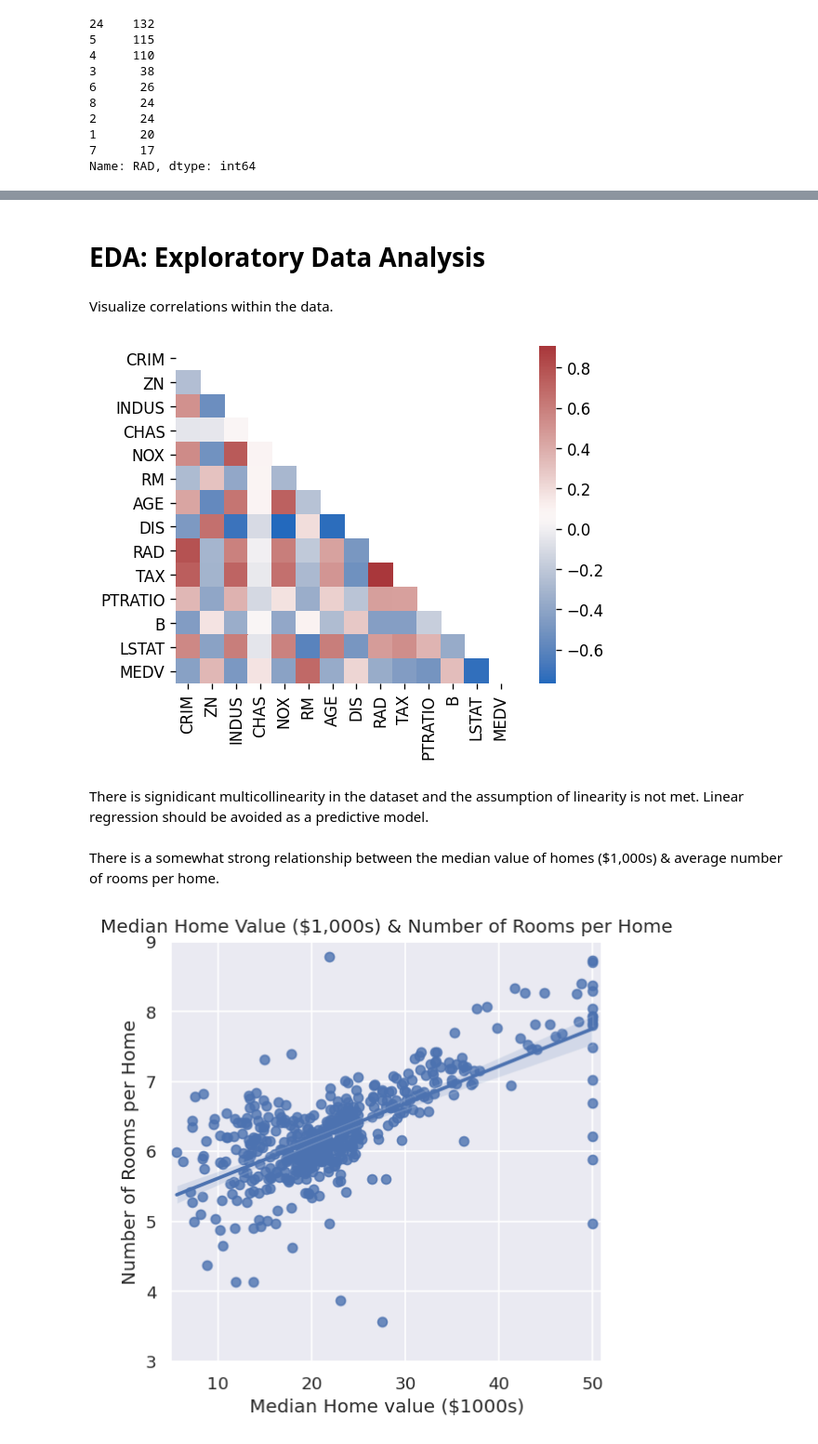
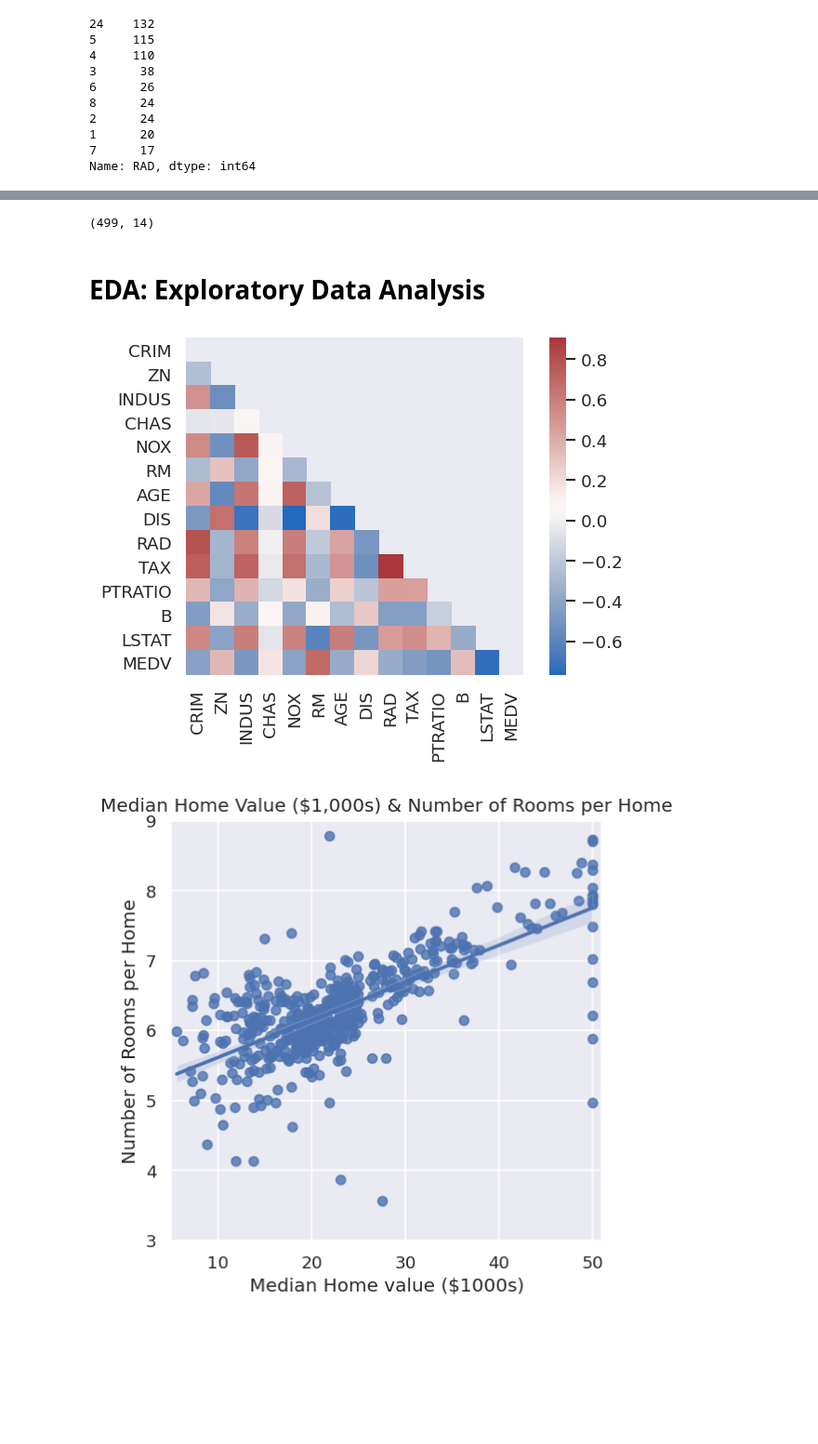
Before and after one commit to yanezdavid/Predicting-Home-Prices, a Jupyter notebook: Predicting_Home_Prices.ipynb, the cells around one changed output, grey strips where cells are left out. Shown: that part at 93% size. Cells and saved outputs as stored; diff of their text form; code cells hidden in the pictures; blank space fills up the shorter version.

```diff
--- a/Predicting_Home_Prices.ipynb
+++ b/Predicting_Home_Prices.ipynb
@@ -150,27 +125,25 @@ df.describe()
+# %%
+#confirm that the number of outliers was not too large
+df.shape
+# %% [output]
+(499, 14)
 # %% [markdown]
 # EDA: Exploratory Data Analysis
-# %% [markdown]
-Visualize correlations within the data.
 # %%
+#visualie correlations between features
+#check for multicollinearity in the data; if there are strong correlations between features...
+#then we cannot reliably conduct linear regression as a form of machine learning
 import seaborn as sns
 import matplotlib.pyplot as plt
 
 plt.rcParams['figure.dpi'] = 120
-plt.rcParams['savefig.dpi'] = 120
-
 corr = df.corr()
-
 mask = np.zeros_like(corr)
 mask[np.triu_indices_from(mask)] = True
-
 sns.heatmap(corr,
             cmap='vlag',
             mask=mask,
             square=True);
 # %% [output]
-[figure, old version]
+[figure, new version]
-# %% [markdown]
-There is signidicant multicollinearity in the dataset and the assumption of linearity is not met. Linear regression should be avoided as a predictive model.
-# %% [markdown]
-There is a somewhat strong relationship between the median value of homes ($1,000s) & average number of rooms per home.
 # %%
```
Also changed, not shown: parts of 100 cells of this notebook.
